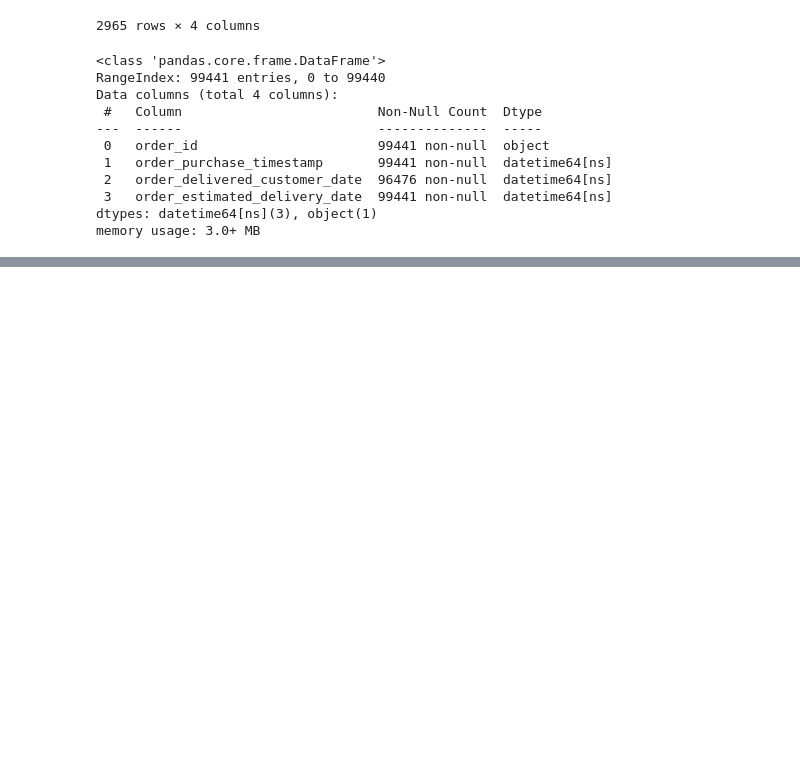
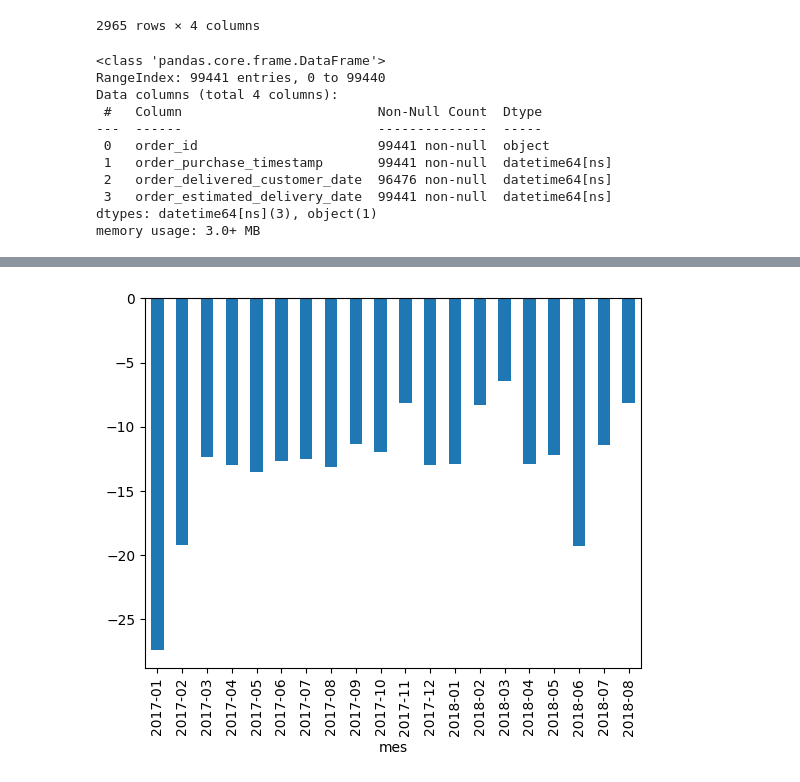
Before and after one commit to MDayvson/Ciencia-de-Dados, a Jupyter notebook: Ciência de Dados Impressionador/18. Utilizando o SQL com dados reais de venda/5. exercicio.ipynb, the cells around one changed output, grey strips where cells are left out. Saved outputs shown, nothing was run; the diff lists cells and outputs as text; code cells hidden in the pictures; blank space fills up the shorter version.

```diff
--- a/Ciência de Dados Impressionador/18. Utilizando o SQL com dados reais de venda/5. exercicio.ipynb
+++ b/Ciência de Dados Impressionador/18. Utilizando o SQL com dados reais de venda/5. exercicio.ipynb
@@ -295,0 +312,6 @@ plt.show()
+# %%
+# Verificando o periodo (mes/ano) da compra
+
+pedidos['mes'] = pedidos.order_purchase_timestamp.dt.to_period("M")
+
+pedidos.head(3)
@@ -295,0 +328,4 @@ plt.show()
+# %%
+pedidos.groupby('mes')['atraso'].mean().plot.bar();
+# %% [output]
+[figure, added]
```
Also changed, not shown: parts of 13 cells of this notebook.
